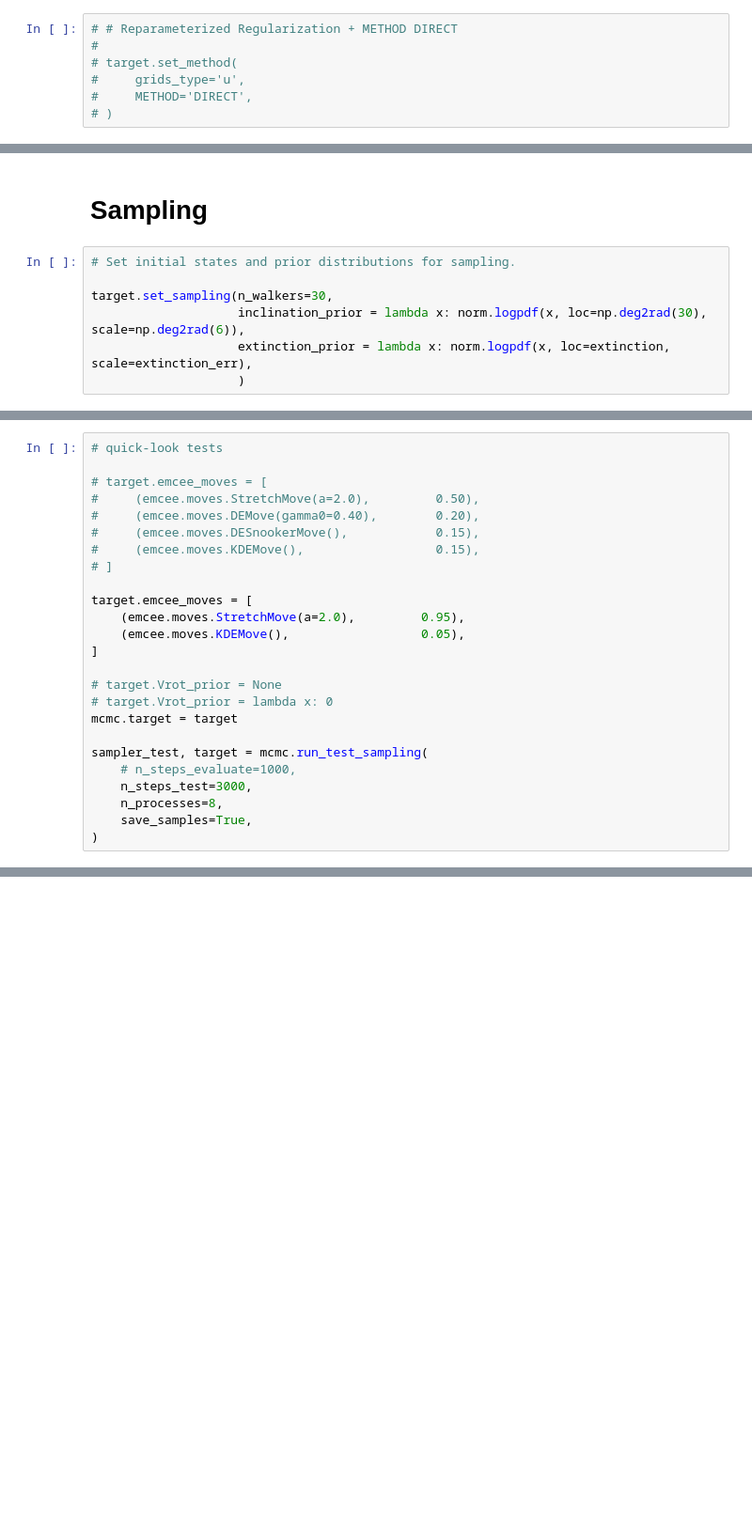
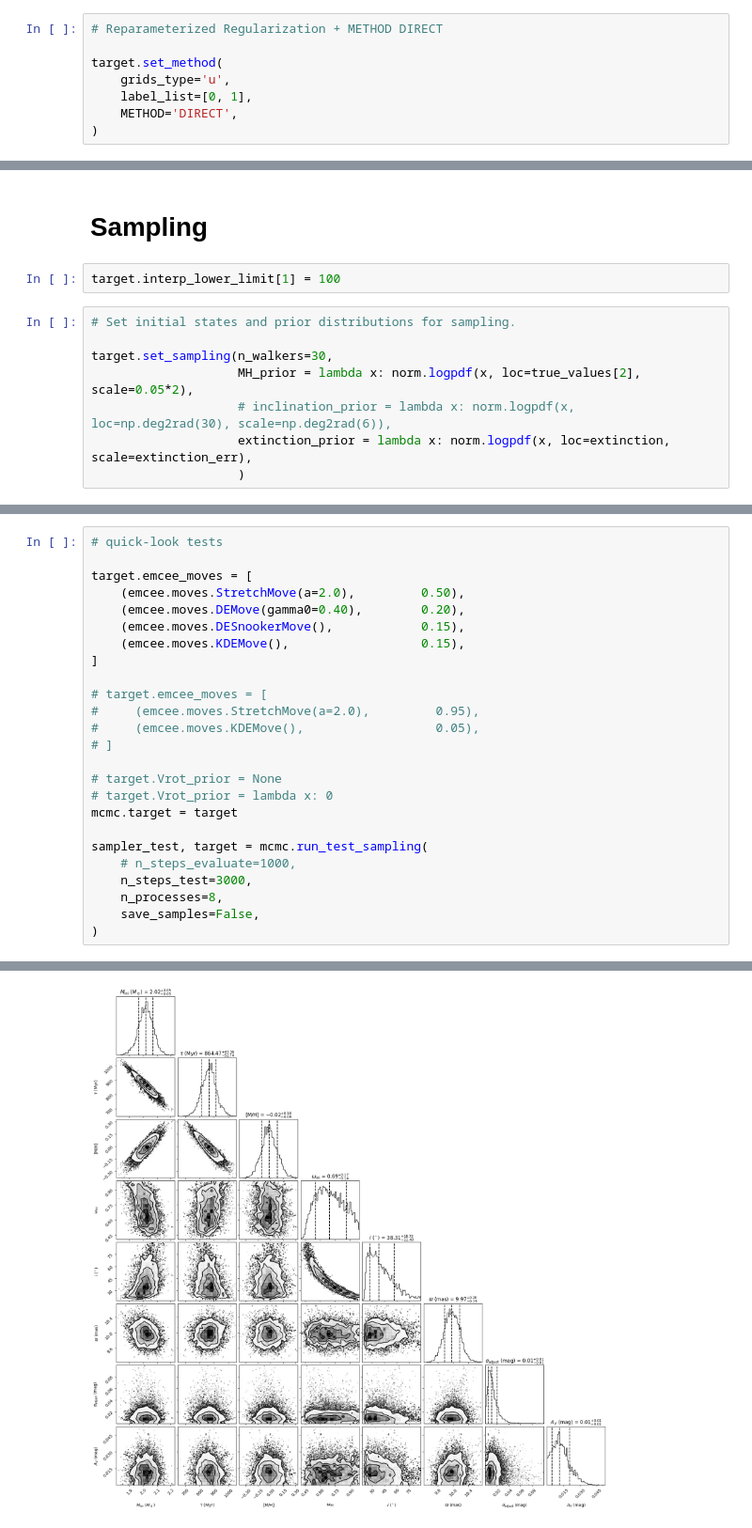
Before and after one commit to ZiyingGu/BELFAST, a Jupyter notebook: tutorials/02a_age_estimation_for_single_star_mock.ipynb, the cells around one changed output, grey strips where cells are left out. Shown at 94% size. Cells and saved outputs as stored; diff of their text form; blank space fills up the shorter version.

```diff
--- a/tutorials/02a_age_estimation_for_single_star_mock.ipynb
+++ b/tutorials/02a_age_estimation_for_single_star_mock.ipynb
@@ -94,9 +187,10 @@ target.set_method(
 #     METHOD='PARS',
 # )
 # %%
-# # Reparameterized Regularization + METHOD DIRECT
-#
-# target.set_method(
-#     grids_type='u',
-#     METHOD='DIRECT',
-# )
+# Reparameterized Regularization + METHOD DIRECT
+
+target.set_method(
+    grids_type='u',
+    label_list=[0, 1],
+    METHOD='DIRECT',
+)
@@ -117,10 +230,13 @@ target.set_method(
 # )
 # %% [markdown]
 # Sampling
+# %%
+target.interp_lower_limit[1] = 100
 # %%
 # Set initial states and prior distributions for sampling.
 
 target.set_sampling(n_walkers=30,
-                    inclination_prior = lambda x: norm.logpdf(x, loc=np.deg2rad(30), scale=np.deg2rad(6)),
+                    MH_prior = lambda x: norm.logpdf(x, loc=true_values[2], scale=0.05*2),
+                    # inclination_prior = lambda x: norm.logpdf(x, loc=np.deg2rad(30), scale=np.deg2rad(6)),
                     extinction_prior = lambda x: norm.logpdf(x, loc=extinction, scale=extinction_err),
                     )
@@ -127,17 +255,17 @@ target.set_sampling(n_walkers=30,
 # %%
 # quick-look tests
 
+target.emcee_moves = [
+    (emcee.moves.StretchMove(a=2.0),         0.50),
+    (emcee.moves.DEMove(gamma0=0.40),        0.20),
+    (emcee.moves.DESnookerMove(),            0.15),
+    (emcee.moves.KDEMove(),                  0.15),
+]
+
 # target.emcee_moves = [
-#     (emcee.moves.StretchMove(a=2.0),         0.50),
-#     (emcee.moves.DEMove(gamma0=0.40),        0.20),
-#     (emcee.moves.DESnookerMove(),            0.15),
-#     (emcee.moves.KDEMove(),                  0.15),
+#     (emcee.moves.StretchMove(a=2.0),         0.95),
+#     (emcee.moves.KDEMove(),                  0.05),
 # ]
-
-target.emcee_moves = [
-    (emcee.moves.StretchMove(a=2.0),         0.95),
-    (emcee.moves.KDEMove(),                  0.05),
-]
 
 # target.Vrot_prior = None
 # target.Vrot_prior = lambda x: 0
@@ -147,5 +275,6 @@ sampler_test, target = mcmc.run_test_sampling(
     # n_steps_evaluate=1000,
     n_steps_test=3000,
     n_processes=8,
-    save_samples=True,
+    save_samples=False,
 )
+# %% [output]
@@ -152,3 +293,4 @@ sampler_test, target = mcmc.run_test_sampling(
+[figure, added]
 # %%
 # Run sampling!
 # Set max time for running and processes for parallel
```
Also changed, not shown: parts of 18 cells of this notebook, 32 other files.
